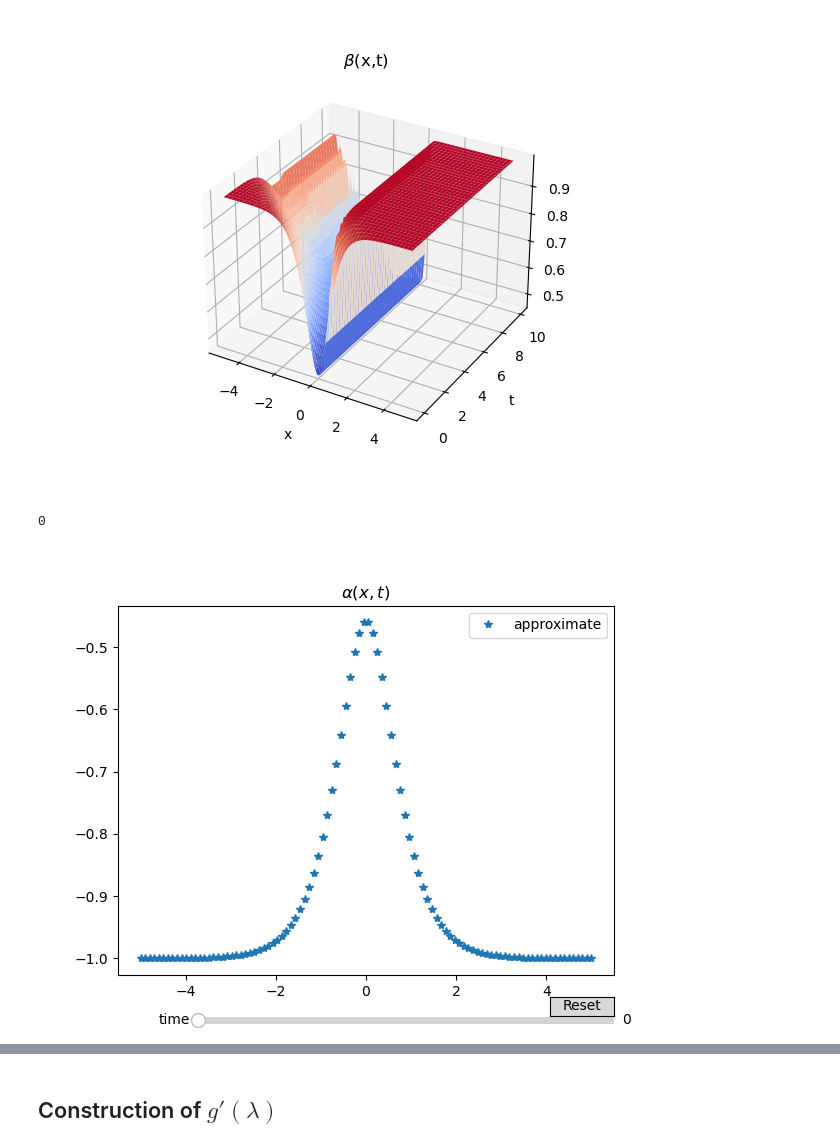
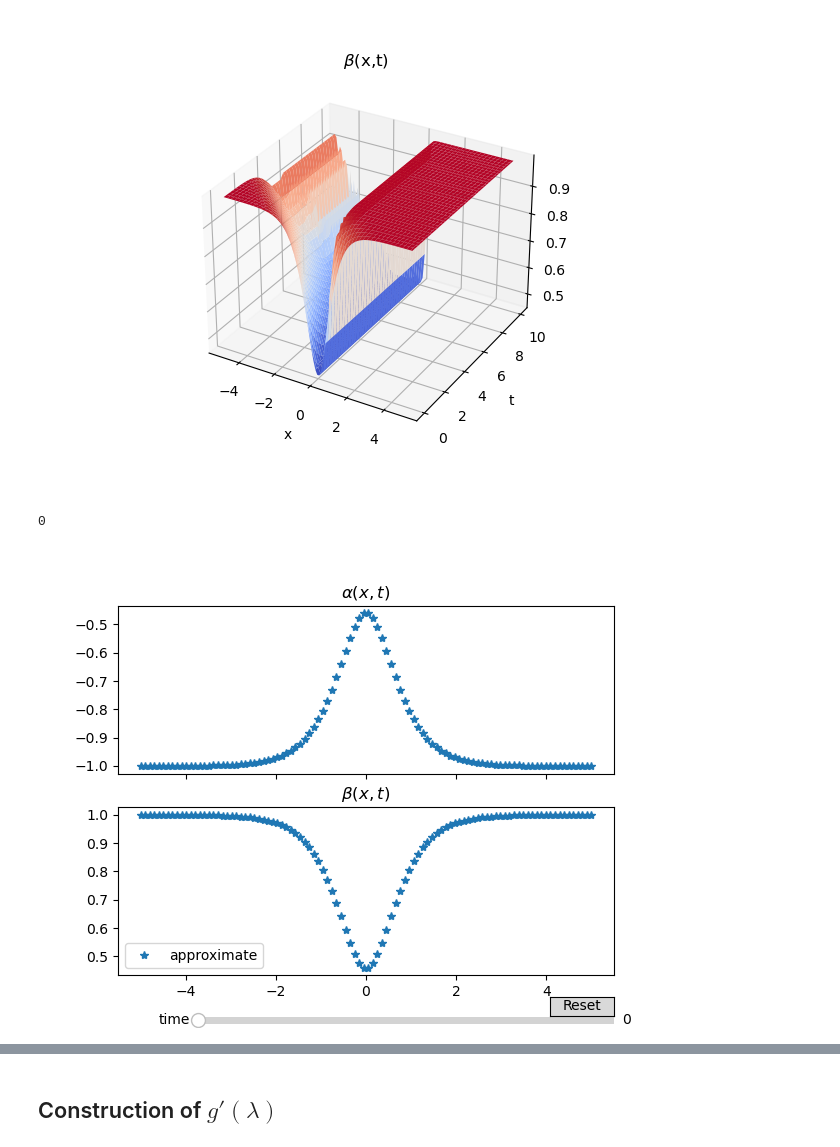
Before and after one commit to infiniteplane/dNLS, a Jupyter notebook: special-initial-condition.ipynb, the cells around one changed output, grey strips where cells are left out. Drawn from its saved outputs; the diff is of its cells as text; code cells hidden in the pictures.

Commit message:
combined plots

```diff
--- a/special-initial-condition.ipynb
+++ b/special-initial-condition.ipynb
@@ -230,41 +211,43 @@ plt.show()
 # %%
 # graph of alpha(x) for fixed values of t
 plt.close()
-fig, axs = plt.subplots(num=' ')
-p, = axs.plot(X,alphas[0], label="approximate",marker='*',linestyle='none')
-axs.set_title(r'$\alpha(x,t)$')
-plt.legend()
+fig4, axs4 = plt.subplots(2, sharex=True, num=' ')
+p4, = axs4[0].plot(X,alphas[0], label="approximate",marker='*',linestyle='none')
+p4_title = axs4[0].set_title(r'$\alpha(x,t)$')
+p5, = axs4[1].plot(X,betas[0], label="approximate",marker='*',linestyle='none')
+p5_title = axs4[1].set_title(r'$\beta(x,t)$')
+p4_legend = plt.legend()
 
-ax_time = fig.add_axes((0.25, 0.001, 0.65, 0.03))
+ax_time = fig4.add_axes((0.25, 0.001, 0.65, 0.03))
 
 time_slider = Slider(
     ax=ax_time,
     label="time",
     valinit=0,
     valmin =0,
     valmax=num_tsamples,
     valstep=range(num_tsamples),
     orientation="horizontal"
 )
 
-
 # The function to be called anytime a slider's value changes
 def update(val):
-    p.set_ydata(alphas[:][time_slider.val])
-    fig.canvas.draw_idle()
+    p4.set_ydata(alphas[:][time_slider.val])
+    p5.set_ydata(betas[:][time_slider.val])
+    fig4.canvas.draw_idle()
 
 
 # register the update function with each slider
 time_slider.on_changed(update)
 
 # Create a `matplotlib.widgets.Button` to reset the sliders to initial values.
-time_reset = fig.add_axes((0.8, 0.025, 0.1, 0.04))
+time_reset = fig4.add_axes((0.8, 0.025, 0.1, 0.04))
 button = Button(time_reset, 'Reset', hovercolor='0.975')
 
 
 def reset(event):
     time_slider.reset()
 button.on_clicked(reset)
 # %% [output]
 0
-[figure, old version]
+[figure, new version]
```
Also changed, not shown: parts of 12 cells of this notebook, 1 other file.
